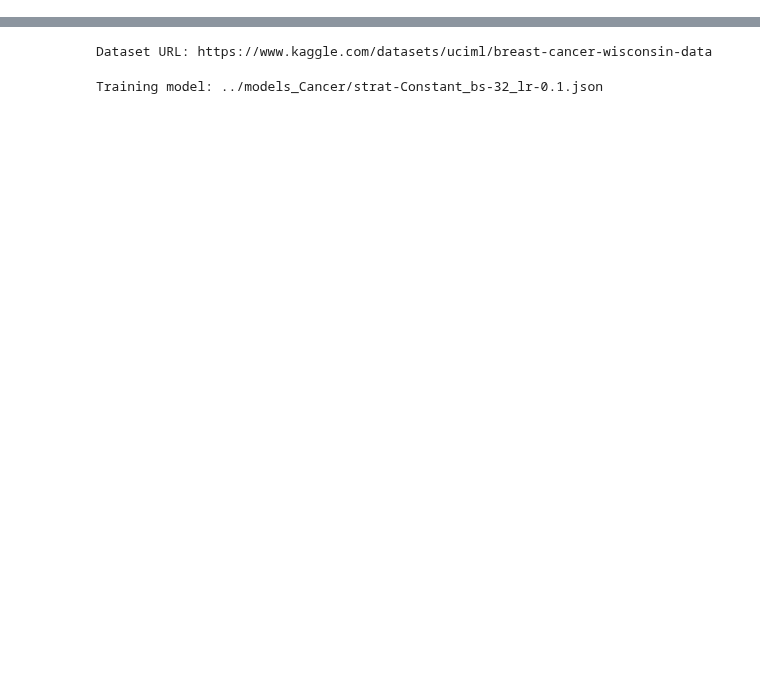
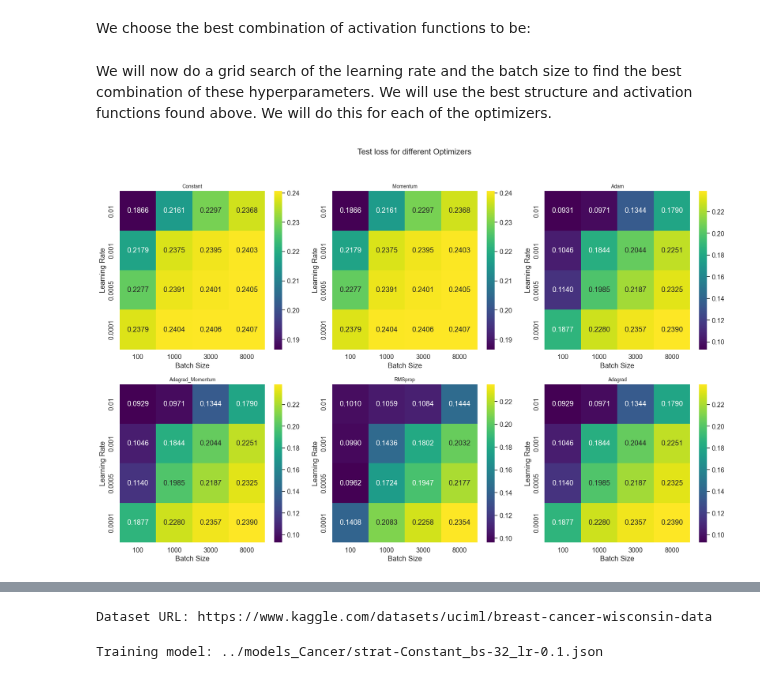
Before and after one commit to GauteJ1/FYS-STK-projects, a Jupyter notebook: project_2/src/NN.ipynb, the cells around one changed output, grey strips where cells are left out. Cells and saved outputs as stored; diff of their text form; code cells hidden in the pictures; blank space fills up the shorter version.

Commit message:
lots of progress on the exploration of different model parameters, to be modified more

```diff
--- a/project_2/src/NN.ipynb
+++ b/project_2/src/NN.ipynb
@@ -25,0 +176,12 @@ OK
+# %%
+activation_functions = ["ReLU", "leaky_ReLU", "sigmoid"]
+best_structure_list = [int(x) for x in best_structure.strip("()").split(",")]
+num_layers = len(best_structure_list)
+combinations = list(product(activation_functions, repeat=num_layers))
+
+test_loss = []
+
+for comb in combinations:
+    model = NeuralNetwork([input_size] + best_structure_list + [output_size], comb, cost_fun, "continuous", best_method)
+    model.train_network(inputs, targets, epochs=epochs, learning_rate=lr, batch_size=batch_size)
+    test_loss.append(model.test_loss)
@@ -25,0 +220,4 @@ OK
+# %% [markdown]
+We choose the best combination of activation functions to be:
+# %% [markdown]
+We will now do a grid search of the learning rate and the batch size to find the best combination of these hyperparameters. We will use the best structure and activation functions found above. We will do this for each of the optimizers.
@@ -25,0 +247,32 @@ OK
+# %%
+grid = {}
+
+# Perform grid search for each optimizer and collect test losses
+for optimizer in learning_strats:
+    test_loss = grid_search(learning_rates, batch_sizes, optimizer)  # Get the final loss matrix
+    grid[optimizer] = test_loss
+# %%
+fig, axes = plt.subplots(2, 3, figsize=(18, 12))  # Adjust size as necessary
+axes = axes.flatten()
+
+for i, (optimizer, loss_matrix) in enumerate(grid.items()):
+    loss_matrix = loss_matrix[:, :, -1]  # Extract the last loss for each combination
+
+    # Plotting the heatmap on the corresponding axis
+    sns.heatmap(loss_matrix, annot=True, fmt=".4f",
+                 xticklabels=batch_sizes,
+                 yticklabels=learning_rates,
+                 cmap="viridis", ax=axes[i])  # Specify the axis to plot on
+
+    axes[i].set_xlabel("Batch Size")
+    axes[i].set_ylabel("Learning Rate")
+    axes[i].set_title(f"{optimizer}", fontsize=10)  # Smaller title for the optimizer
+
+# Add a main title for the entire figure
+plt.suptitle("Test loss for different Optimizers", fontsize=16)
+
+# Adjust layout for better spacing
+plt.tight_layout(rect=[0, 0, 1, 0.95])  # Leave space for the main title
+plt.show()
+# %% [output]
+[figure, added]
```
Also changed, not shown: parts of 30 cells of this notebook, 4 other files.
